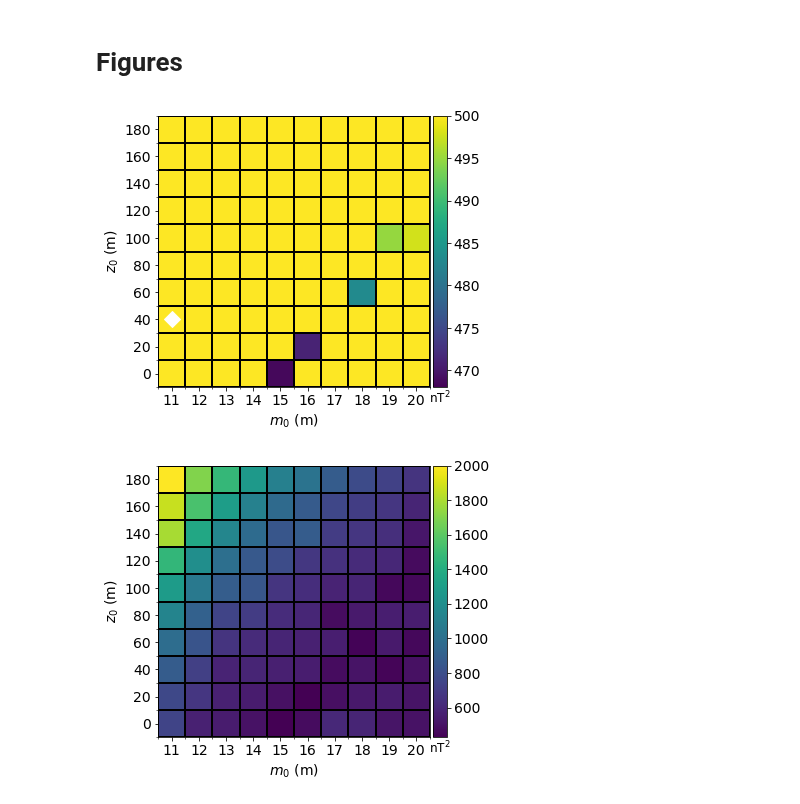
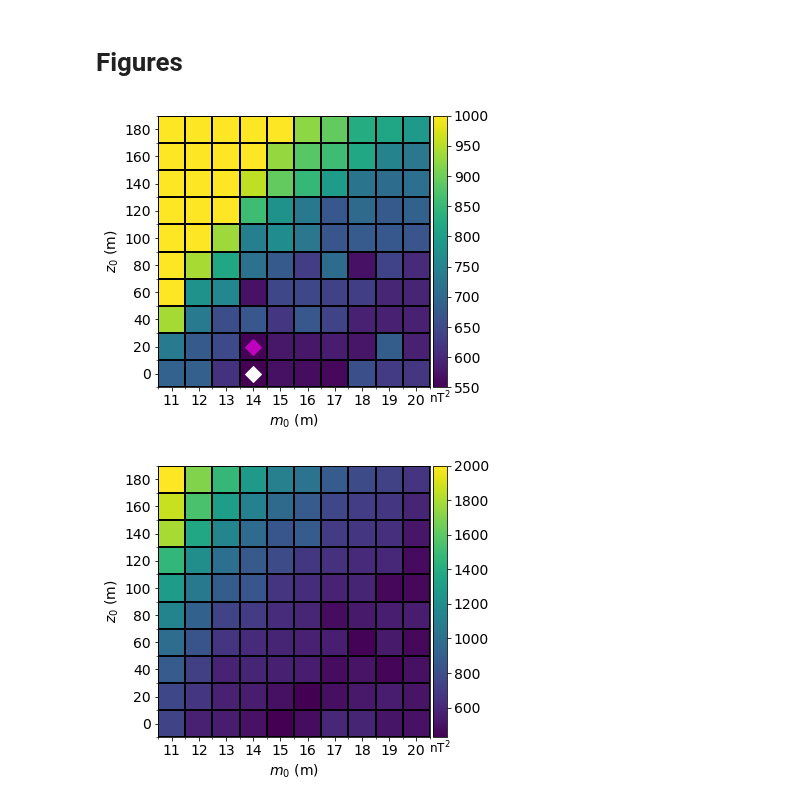
Before and after one commit to pinga-lab/magnetic-radial-inversion, a Jupyter notebook: code/anitapolis/plot_validation.ipynb, the cells around one changed output. Cells and saved outputs as stored; diff of their text form; code cells hidden in the pictures.

Commit message:
changing figures

```diff
--- a/code/anitapolis/plot_validation.ipynb
+++ b/code/anitapolis/plot_validation.ipynb
@@ -13,7 +13,7 @@ sys.path.insert(0, '../../code')
 import mag_polyprism_functions as mfun
 # %%
 # importing the pickle file of results
-result_path = 'l2-tfa-inversion/multiple-l2-reg-43485/'
+result_path = 'l2-tfa-inversion/multiple-43485/'
 
 with open(result_path+'inversion.pickle') as w:
         inversion = pickle.load(w)
@@ -68,9 +72,9 @@ array([1.e-04, 1.e-03, 0.e+00, 0.e+00, 1.e-04, 1.e-08, 1.e-05])
 # Figures
 # %%
 mfun.plot_matrix(z0, intensity, gamma_matrix, int(np.min(gamma_matrix)),
-                 500., [[2,0]], '$m_0$ (m)', '$z_0$ (m)', 'nT$^2$', [3,2], filename)
+                 1000., [[0,3],[1,3]], '$m_0$ (m)', '$z_0$ (m)', 'nT$^2$', [3,2], filename)
 # %% [output]
-[figure, old version]
+[figure, new version]
 # %%
 mfun.plot_matrix(z0, intensity, phi_matrix, int(np.min(phi_matrix)), 2000, [], '$m_0$ (m)', '$z_0$ (m)', 'nT$^2$', [3,2])
 # %% [output]
```
Also changed, not shown: parts of 5 cells of this notebook, 5 other files.
